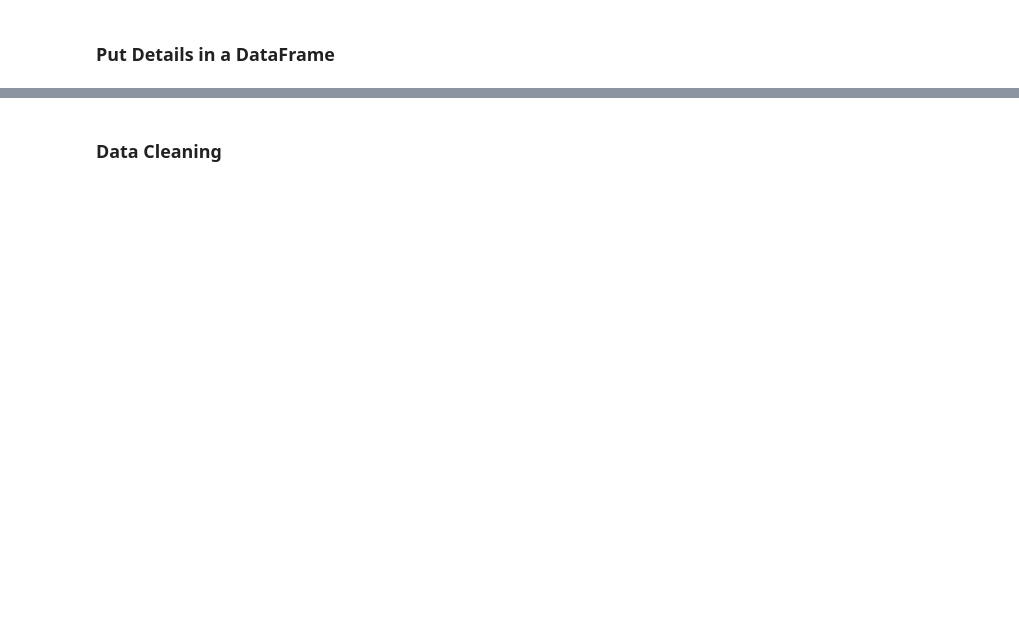
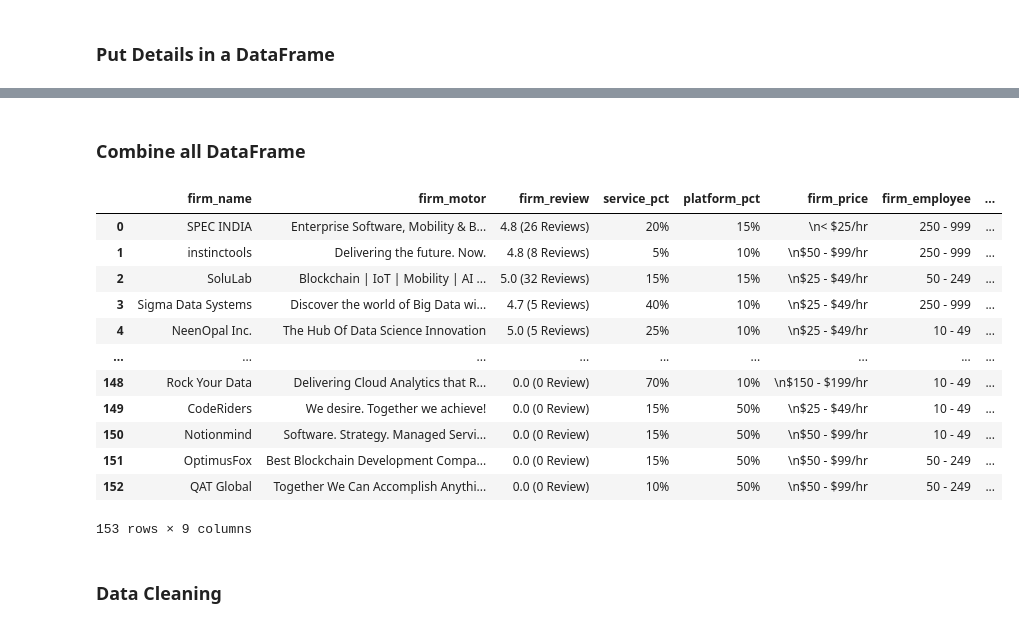
Before and after one commit to TelRich/Web_Scraping_Top_Data_Analytics_Firms, a Jupyter notebook: top_da_company.ipynb, the cells around one changed output, grey strips where cells are left out. Cells and saved outputs as stored; diff of their text form; code cells hidden in the pictures; blank space fills up the shorter version.

```diff
--- a/top_da_company.ipynb
+++ b/top_da_company.ipynb
@@ -180,3 +212,22 @@ dtype: object
+# %% [markdown]
+### Combine all DataFrame
+# %%
+all_df = pd.concat([df1, df2, df3], ignore_index=True)
+all_df
+# %% [output]
+|  | firm_name | firm_motor | firm_review | service_pct | platform_pct | firm_price | firm_employee | ... |
+| 0 | SPEC INDIA | Enterprise Software, Mobility & B... | 4.8 (26 Reviews) | 20% | 15% | \n< $25/hr | 250 - 999 | ... |
+| 1 | instinctools | Delivering the future. Now. | 4.8 (8 Reviews) | 5% | 10% | \n$50 - $99/hr | 250 - 999 | ... |
+| 2 | SoluLab | Blockchain | IoT | Mobility | AI ... | 5.0 (32 Reviews) | 15% | 15% | \n$25 - $49/hr | 50 - 249 | ... |
+| 3 | Sigma Data Systems | Discover the world of Big Data wi... | 4.7 (5 Reviews) | 40% | 10% | \n$25 - $49/hr | 250 - 999 | ... |
+| 4 | NeenOpal Inc. | The Hub Of Data Science Innovation | 5.0 (5 Reviews) | 25% | 10% | \n$25 - $49/hr | 10 - 49 | ... |
+| ... | ... | ... | ... | ... | ... | ... | ... | ... |
+| 148 | Rock Your Data | Delivering Cloud Analytics that R... | 0.0 (0 Review) | 70% | 10% | \n$150 - $199/hr | 10 - 49 | ... |
+| 149 | CodeRiders | We desire. Together we achieve! | 0.0 (0 Review) | 15% | 50% | \n$25 - $49/hr | 10 - 49 | ... |
+| 150 | Notionmind | Software. Strategy. Managed Servi... | 0.0 (0 Review) | 15% | 50% | \n$50 - $99/hr | 10 - 49 | ... |
+| 151 | OptimusFox | Best Blockchain Development Compa... | 0.0 (0 Review) | 15% | 50% | \n$50 - $99/hr | 50 - 249 | ... |
+| 152 | QAT Global | Together We Can Accomplish Anythi... | 0.0 (0 Review) | 10% | 50% | \n$50 - $99/hr | 50 - 249 | ... |
+153 rows × 9 columns
 # %% [markdown]
 ### Data Cleaning
 # %%
```
Also changed, not shown: parts of 38 cells of this notebook, 2 other files.
